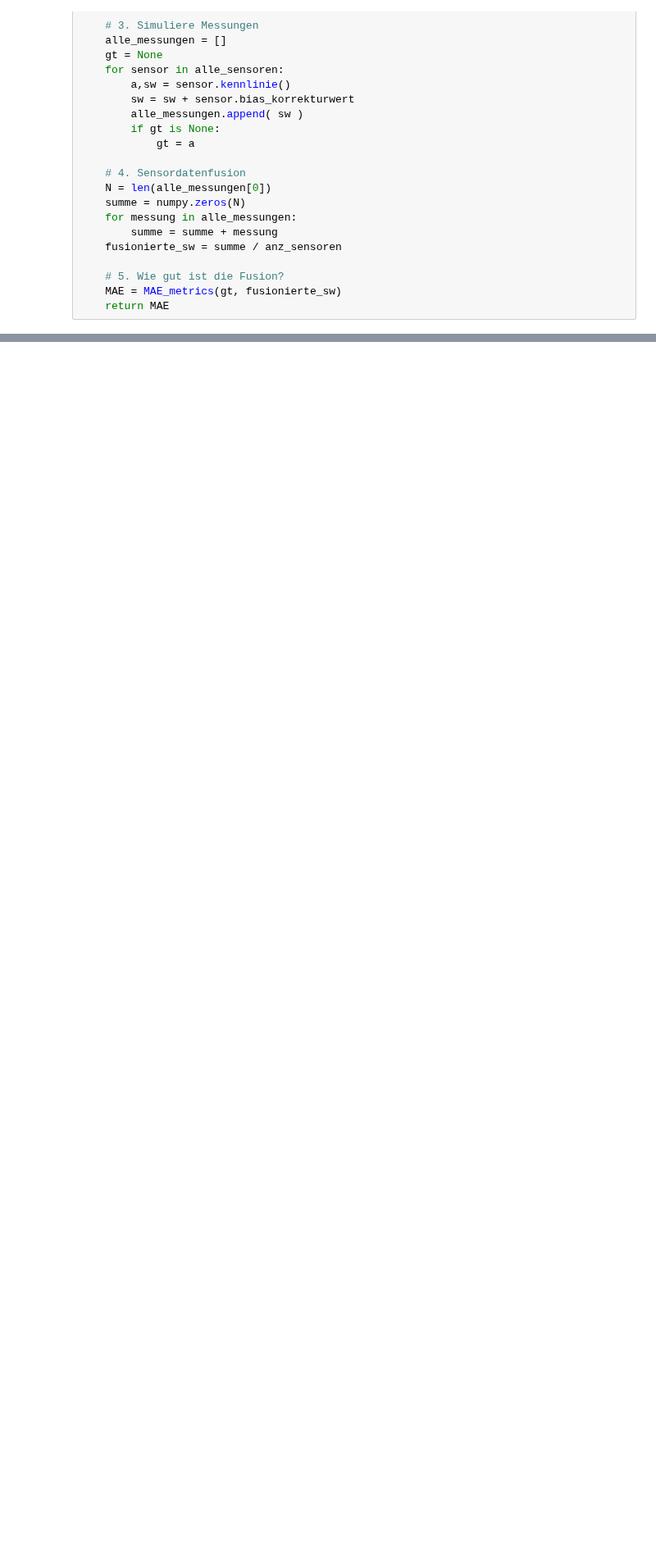
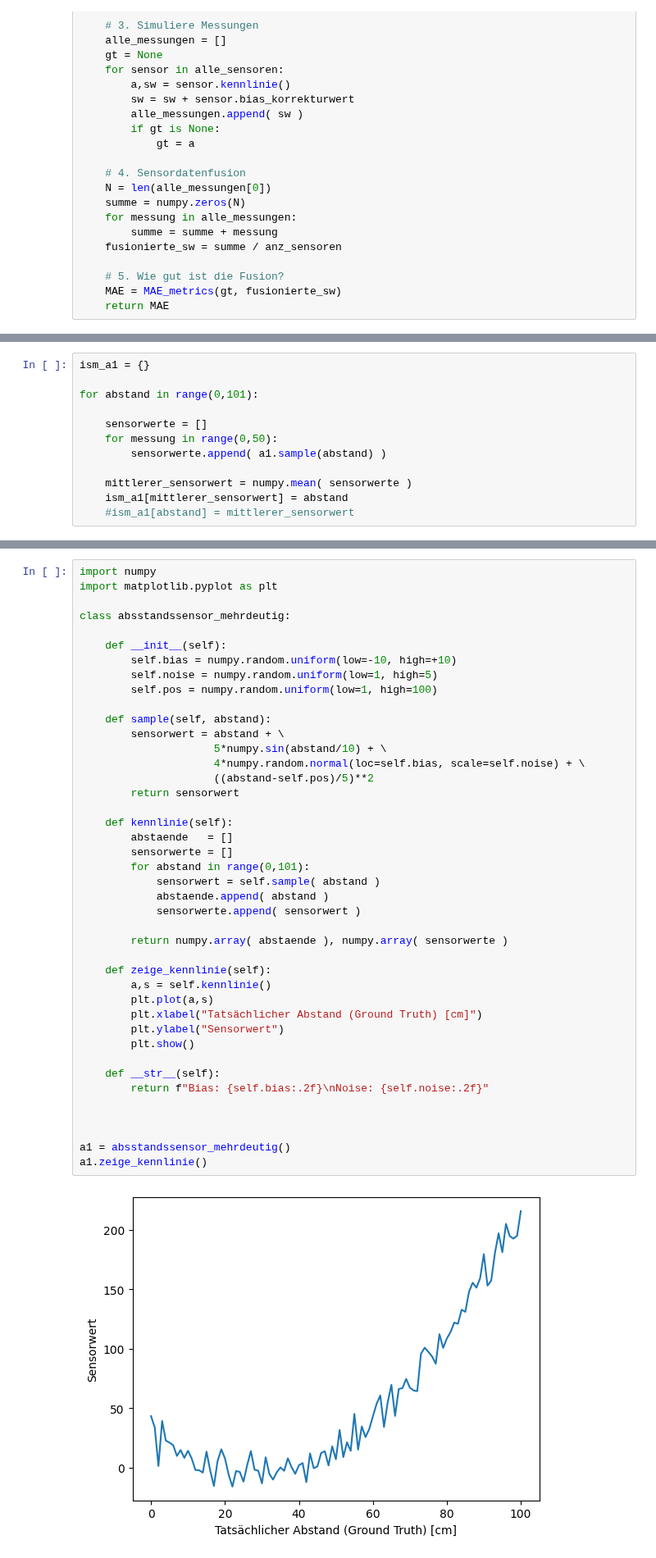
Before and after one commit to juebrauer/central, a Jupyter notebook: 082_mms_ss24/sensor_daten_fusion.ipynb, the cells around one changed output, grey strips where cells are left out. Shown at 82% size. Saved outputs shown, nothing was run; the diff lists cells and outputs as text; blank space fills up the shorter version.

```diff
--- a/082_mms_ss24/sensor_daten_fusion.ipynb
+++ b/082_mms_ss24/sensor_daten_fusion.ipynb
@@ -339,0 +404,12 @@ plt.show()
+# %%
+ism_a1 = {}
+
+for abstand in range(0,101):
+
+    sensorwerte = []
+    for messung in range(0,50):
+        sensorwerte.append( a1.sample(abstand) )
+
+    mittlerer_sensorwert = numpy.mean( sensorwerte )
+    ism_a1[mittlerer_sensorwert] = abstand
+    #ism_a1[abstand] = mittlerer_sensorwert
@@ -339,0 +445,44 @@ plt.show()
+# %%
+import numpy
+import matplotlib.pyplot as plt
+
+class absstandssensor_mehrdeutig:
+
+    def __init__(self):
+        self.bias = numpy.random.uniform(low=-10, high=+10)
+        self.noise = numpy.random.uniform(low=1, high=5)
+        self.pos = numpy.random.uniform(low=1, high=100)
+
+    def sample(self, abstand):
+        sensorwert = abstand + \
+                     5*numpy.sin(abstand/10) + \
+                     4*numpy.random.normal(loc=self.bias, scale=self.noise) + \
+                     ((abstand-self.pos)/5)**2
+        return sensorwert
+
+    def kennlinie(self):
+        abstaende   = []
+        sensorwerte = []
+        for abstand in range(0,101):
+            sensorwert = self.sample( abstand )
+            abstaende.append( abstand )
+            sensorwerte.append( sensorwert )
+
+        return numpy.array( abstaende ), numpy.array( sensorwerte )
+
+    def zeige_kennlinie(self):
+        a,s = self.kennlinie()
+        plt.plot(a,s)
+        plt.xlabel("Tatsächlicher Abstand (Ground Truth) [cm]")
+        plt.ylabel("Sensorwert")
+        plt.show()
+
+    def __str__(self):
+        return f"Bias: {self.bias:.2f}\nNoise: {self.noise:.2f}"
+
+
+
+a1 = absstandssensor_mehrdeutig()
+a1.zeige_kennlinie()
+# %% [output]
+[figure, added]
```
Also changed, not shown: parts of 10 cells of this notebook.
